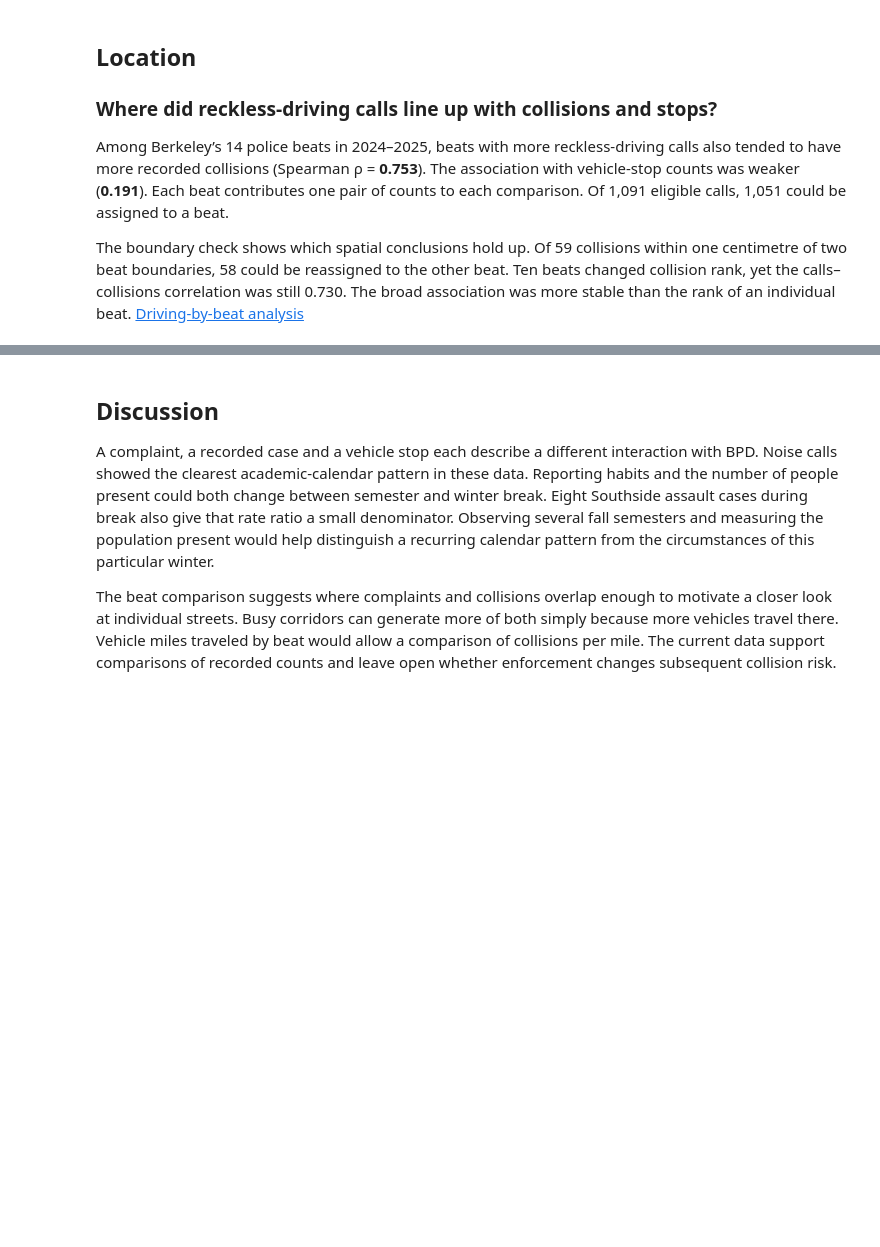
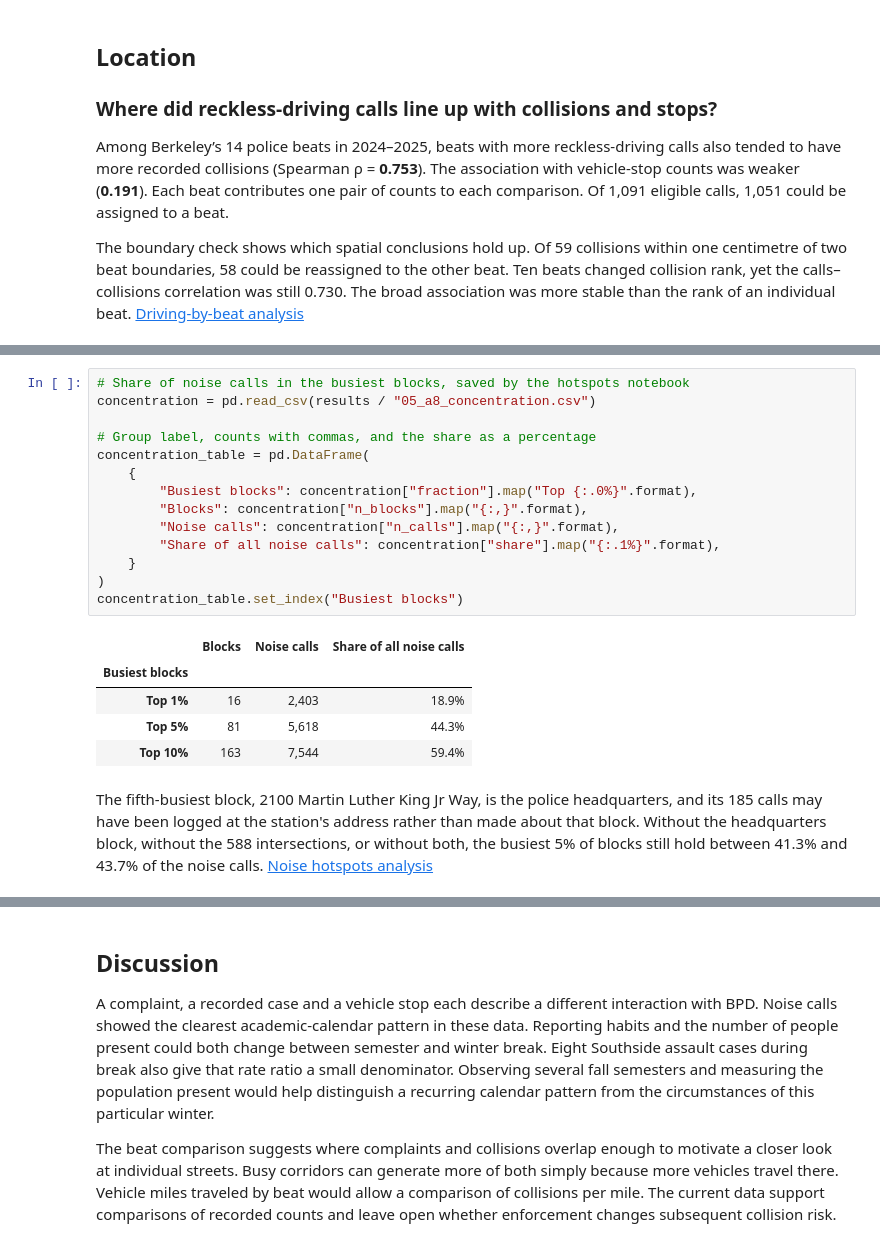
Before and after one commit to UCB-stat159-f26/final-project-team-16, a Jupyter notebook: main.ipynb, the cells around one changed output, grey strips where cells are left out. Drawn from its saved outputs; the diff is of its cells as text; blank space fills up the shorter version.

```diff
--- a/main.ipynb
+++ b/main.ipynb
@@ -258,3 +250,25 @@ The fifth-busiest block, 2100 Martin Luther King Jr Way, is the police headquart
+# %%
+# Share of noise calls in the busiest blocks, saved by the hotspots notebook
+concentration = pd.read_csv(results / "05_a8_concentration.csv")
+
+# Group label, counts with commas, and the share as a percentage
+concentration_table = pd.DataFrame(
+    {
+        "Busiest blocks": concentration["fraction"].map("Top {:.0%}".format),
+        "Blocks": concentration["n_blocks"].map("{:,}".format),
+        "Noise calls": concentration["n_calls"].map("{:,}".format),
+        "Share of all noise calls": concentration["share"].map("{:.1%}".format),
+    }
+)
+concentration_table.set_index("Busiest blocks")
+# %% [output]
+|  | Blocks | Noise calls | Share of all noise calls |
+| Busiest blocks |  |  |  |
+| Top 1% | 16 | 2,403 | 18.9% |
+| Top 5% | 81 | 5,618 | 44.3% |
+| Top 10% | 163 | 7,544 | 59.4% |
+# %% [markdown]
+The fifth-busiest block, 2100 Martin Luther King Jr Way, is the police headquarters, and its 185 calls may have been logged at the station's address rather than made about that block. Without the headquarters block, without the 588 intersections, or without both, the busiest 5% of blocks still hold between 41.3% and 43.7% of the noise calls. [Noise hotspots analysis](notebooks/05_noise_hotspots.ipynb)
 # %% [markdown]
 ### Do the same blocks stay noise hotspots?
 
```
Also changed, not shown: parts of 1 cell of this notebook.
